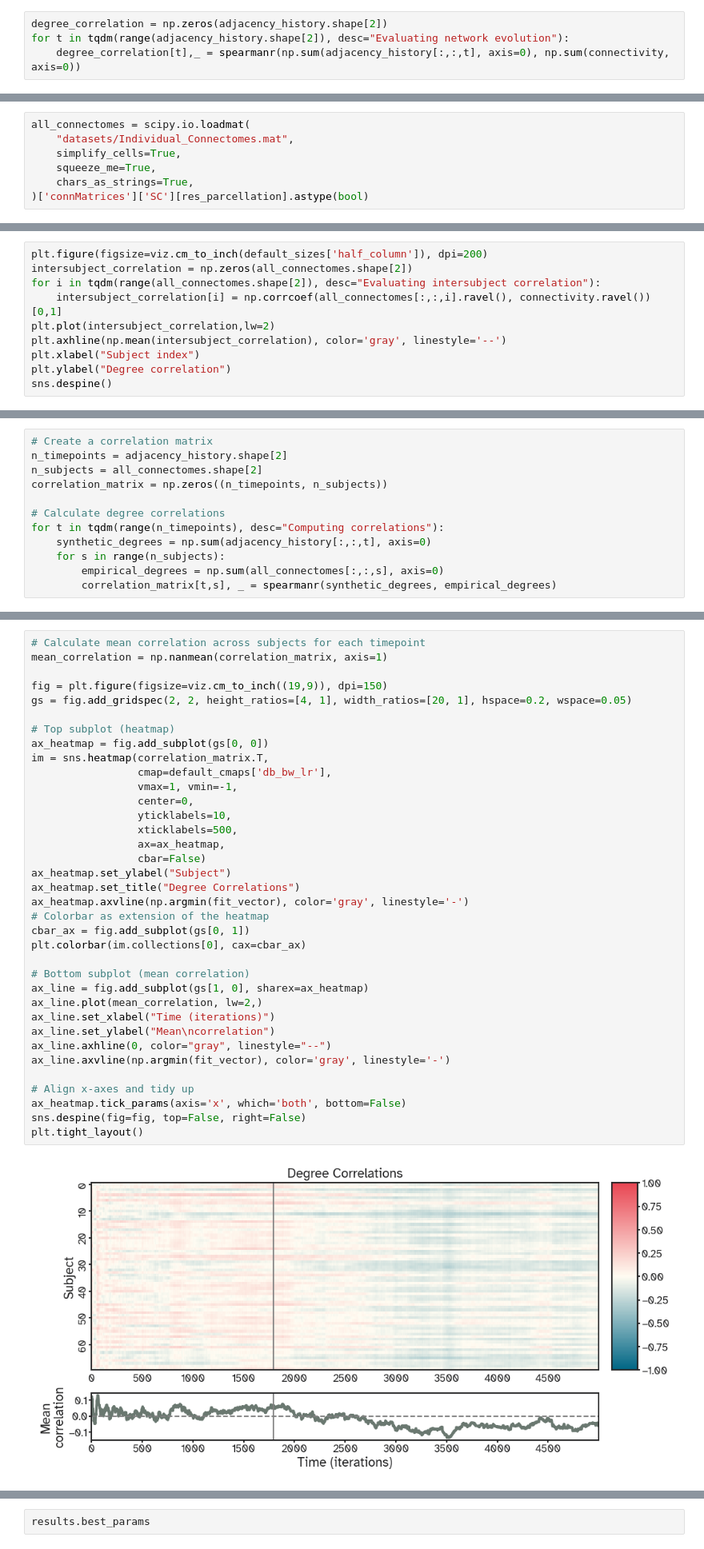
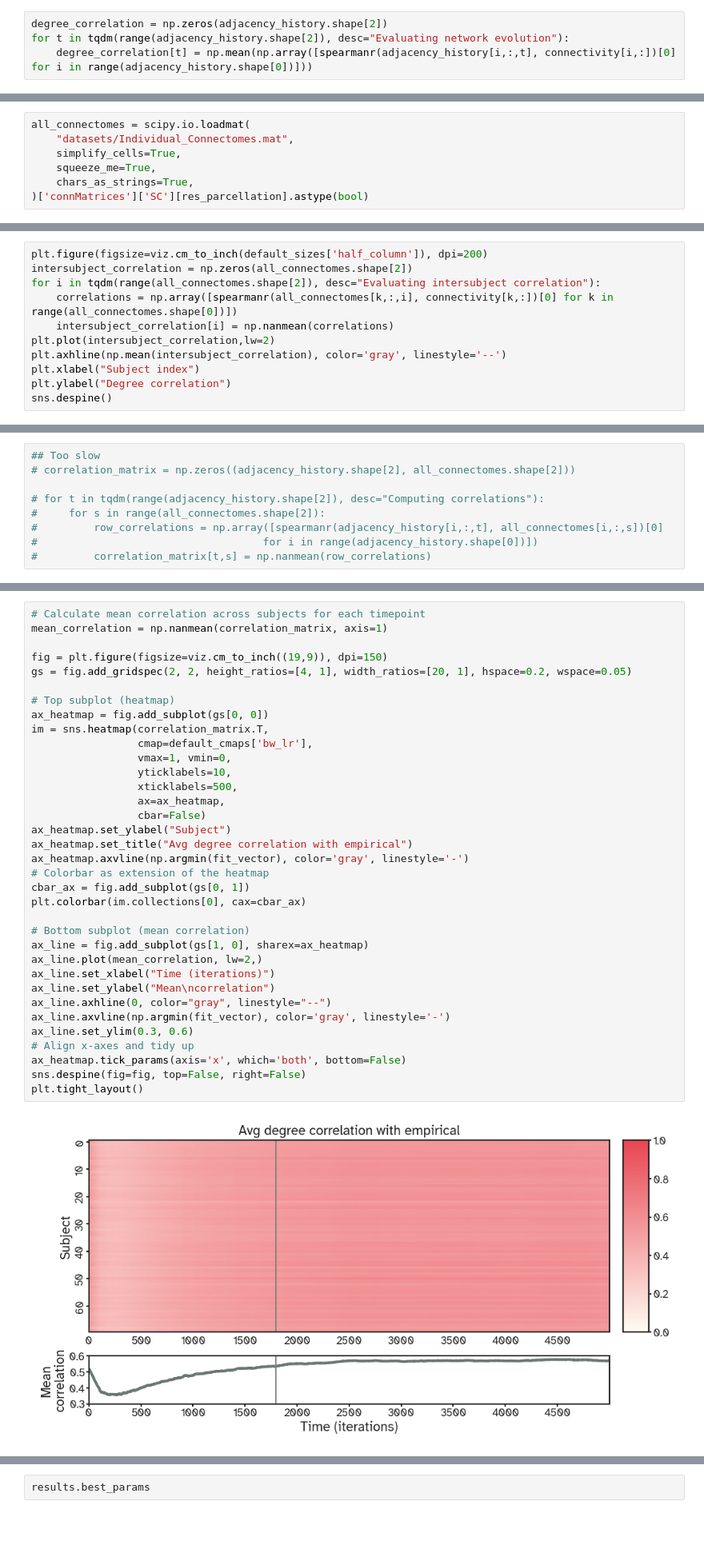
Before and after one commit to kuffmode/Optimal_networks, a Jupyter notebook: playground.ipynb, the cells around one changed output, grey strips where cells are left out. Shown: that part at 80% size. Drawn from its saved outputs; the diff is of its cells as text; blank space fills up the shorter version.

Commit message:
with updated degree correlation

```diff
--- a/playground.ipynb
+++ b/playground.ipynb
@@ -260,7 +260,7 @@ from scipy.stats import spearmanr
 # %%
 degree_correlation = np.zeros(adjacency_history.shape[2])
 for t in tqdm(range(adjacency_history.shape[2]), desc="Evaluating network evolution"):
-    degree_correlation[t],_ = spearmanr(np.sum(adjacency_history[:,:,t], axis=0), np.sum(connectivity, axis=0))
+    degree_correlation[t] = np.mean(np.array([spearmanr(adjacency_history[i,:,t], connectivity[i,:])[0] for i in range(adjacency_history.shape[0])]))
 # %%
 plt.figure(figsize=viz.cm_to_inch(default_sizes['half_column']), dpi=200)
 plt.plot(degree_correlation,lw=2)
@@ -282,7 +286,8 @@ all_connectomes = scipy.io.loadmat(
 plt.figure(figsize=viz.cm_to_inch(default_sizes['half_column']), dpi=200)
 intersubject_correlation = np.zeros(all_connectomes.shape[2])
 for i in tqdm(range(all_connectomes.shape[2]), desc="Evaluating intersubject correlation"):
-    intersubject_correlation[i] = np.corrcoef(all_connectomes[:,:,i].ravel(), connectivity.ravel())[0,1]
+    correlations = np.array([spearmanr(all_connectomes[k,:,i], connectivity[k,:])[0] for k in range(all_connectomes.shape[0])])
+    intersubject_correlation[i] = np.nanmean(correlations)
 plt.plot(intersubject_correlation,lw=2)
 plt.axhline(np.mean(intersubject_correlation), color='gray', linestyle='--')
 plt.xlabel("Subject index")
@@ -305,12 +400,9 @@ sns.despine()
 # %%
-# Create a correlation matrix
-n_timepoints = adjacency_history.shape[2]
-n_subjects = all_connectomes.shape[2]
-correlation_matrix = np.zeros((n_timepoints, n_subjects))
+## Too slow
+# correlation_matrix = np.zeros((adjacency_history.shape[2], all_connectomes.shape[2]))
 
-# Calculate degree correlations
-for t in tqdm(range(n_timepoints), desc="Computing correlations"):
-    synthetic_degrees = np.sum(adjacency_history[:,:,t], axis=0)
-    for s in range(n_subjects):
-        empirical_degrees = np.sum(all_connectomes[:,:,s], axis=0)
-        correlation_matrix[t,s], _ = spearmanr(synthetic_degrees, empirical_degrees)
+# for t in tqdm(range(adjacency_history.shape[2]), desc="Computing correlations"):
+#     for s in range(all_connectomes.shape[2]):
+#         row_correlations = np.array([spearmanr(adjacency_history[i,:,t], all_connectomes[i,:,s])[0]
+#                                    for i in range(adjacency_history.shape[0])])
+#         correlation_matrix[t,s] = np.nanmean(row_correlations)
@@ -319,39 +413,38 @@ for t in tqdm(range(n_timepoints), desc="Computing correlations"):
 mean_correlation = np.nanmean(correlation_matrix, axis=1)
 
 fig = plt.figure(figsize=viz.cm_to_inch((19,9)), dpi=150)
 gs = fig.add_gridspec(2, 2, height_ratios=[4, 1], width_ratios=[20, 1], hspace=0.2, wspace=0.05)
 
 # Top subplot (heatmap)
 ax_heatmap = fig.add_subplot(gs[0, 0])
 im = sns.heatmap(correlation_matrix.T,
-                 cmap=default_cmaps['db_bw_lr'],
-                 vmax=1, vmin=-1,
-                 center=0,
+                 cmap=default_cmaps['bw_lr'],
+                 vmax=1, vmin=0,
                  yticklabels=10,
                  xticklabels=500,
                  ax=ax_heatmap,
                  cbar=False)
 ax_heatmap.set_ylabel("Subject")
-ax_heatmap.set_title("Degree Correlations")
+ax_heatmap.set_title("Avg degree correlation with empirical")
 ax_heatmap.axvline(np.argmin(fit_vector), color='gray', linestyle='-')
 # Colorbar as extension of the heatmap
 cbar_ax = fig.add_subplot(gs[0, 1])
 plt.colorbar(im.collections[0], cax=cbar_ax)
 
 # Bottom subplot (mean correlation)
 ax_line = fig.add_subplot(gs[1, 0], sharex=ax_heatmap)
 ax_line.plot(mean_correlation, lw=2,)
 ax_line.set_xlabel("Time (iterations)")
 ax_line.set_ylabel("Mean\ncorrelation")
 ax_line.axhline(0, color="gray", linestyle="--")
 ax_line.axvline(np.argmin(fit_vector), color='gray', linestyle='-')
-
+ax_line.set_ylim(0.3, 0.6)
 # Align x-axes and tidy up
 ax_heatmap.tick_params(axis='x', which='both', bottom=False)
 sns.despine(fig=fig, top=False, right=False)
 plt.tight_layout()
 # %% [output]
-[figure, old version]
+[figure, new version]
 # %%
 max_indices = np.unravel_index(np.nanargmax(correlation_matrix), correlation_matrix.shape)
 print(f"Maximum correlation found at time step {max_indices[0]} and subject {max_indices[1]}")
```
Also changed, not shown: parts of 8 cells of this notebook.
